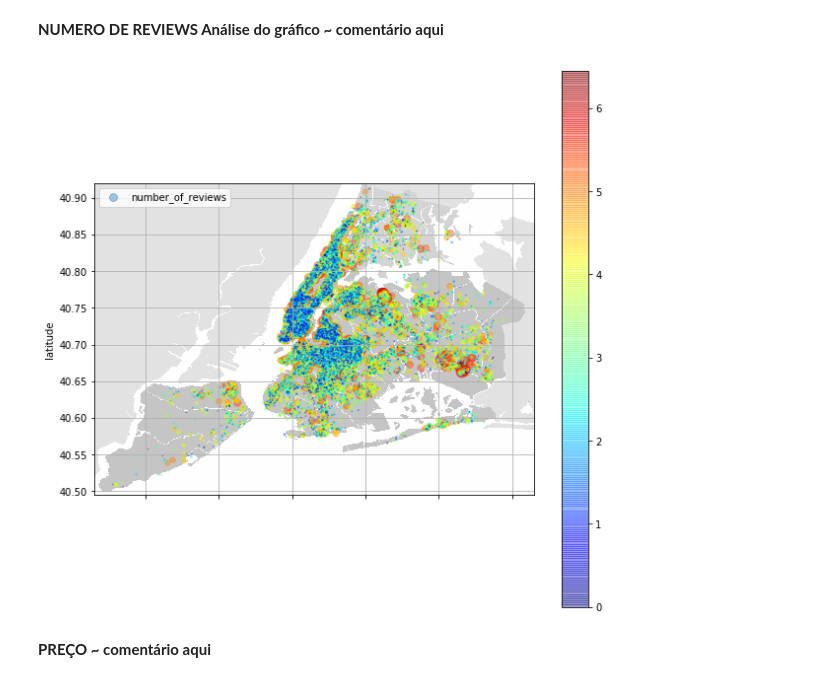
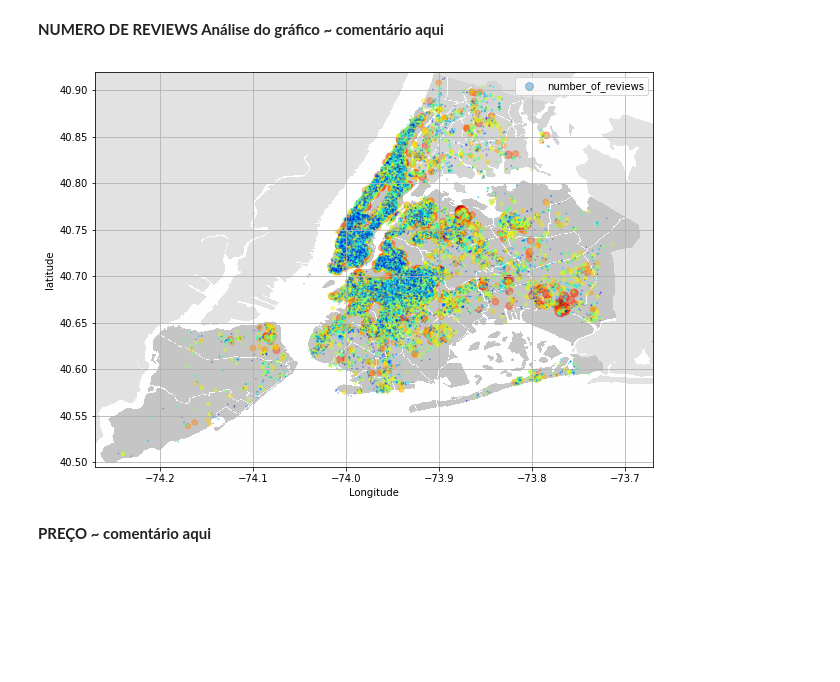
Before and after one commit to cicerotcv/P3_CienciaDados_2019.2, a Jupyter notebook: 00 dataset_airbnb.ipynb, the cells around one changed output. Drawn from its saved outputs; the diff is of its cells as text; code cells hidden in the pictures; blank space fills up the shorter version.

```diff
--- a/00 dataset_airbnb.ipynb
+++ b/00 dataset_airbnb.ipynb
@@ -159,18 +158,18 @@ A coluna calculater_host_listing_count possuí valores nulos, mas não será rel
 # %%
 new_york = mpimg.imread('New_York_City_.png',0)
 
 airbnb.plot(kind="scatter", x='longitude', y='latitude', marker="o",
-            s=(airbnb["number_of_reviews"]/5), grid=True, colorbar=True, c=np.log(airbnb["number_of_reviews"]),
+            s=(airbnb["number_of_reviews"]/5), grid=True, colorbar=False, c=np.log(airbnb["number_of_reviews"]),
             cmap=plt.get_cmap("jet"), figsize=(10,10), label="number_of_reviews", alpha=0.4)
 
 plt.imshow(new_york, alpha=0.4, cmap=plt.get_cmap("jet"), extent=[-74.27, -73.67, 40.495, 40.92])
 eixo_x = np.linspace(min(airbnb.longitude), max(airbnb.longitude), 0.3)
 plt.xlabel("Longitude")
 plt.legend()
 plt.title("")
 plt.show()
 # %% [output]
-[figure, old version]
+[figure, new version]
 # %% [markdown]
 <p><b>PREÇO ~ comentário aqui</b></p>
 # %%
```
Also changed, not shown: parts of 62 cells of this notebook.
